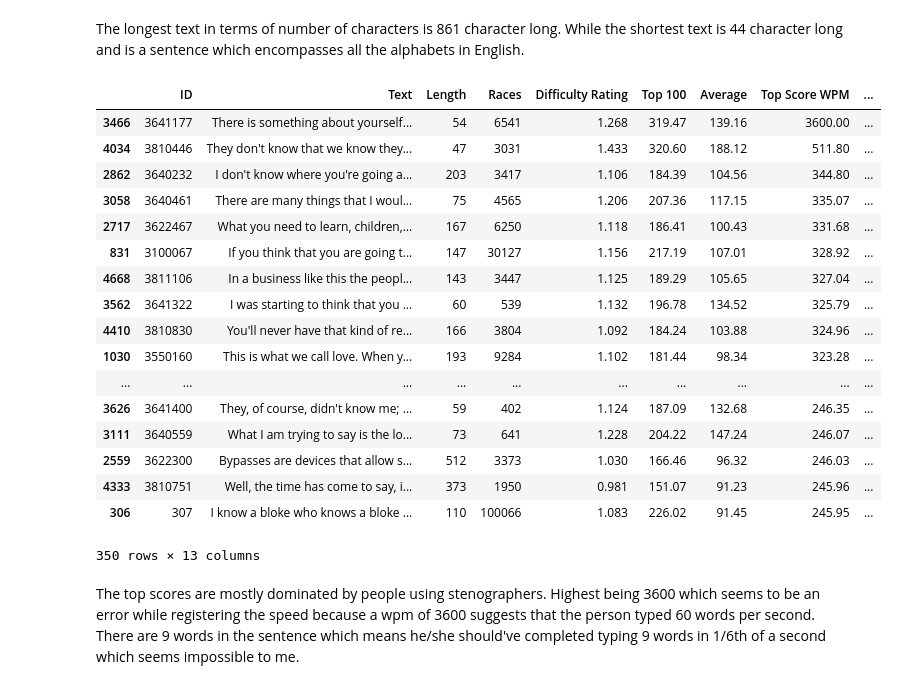
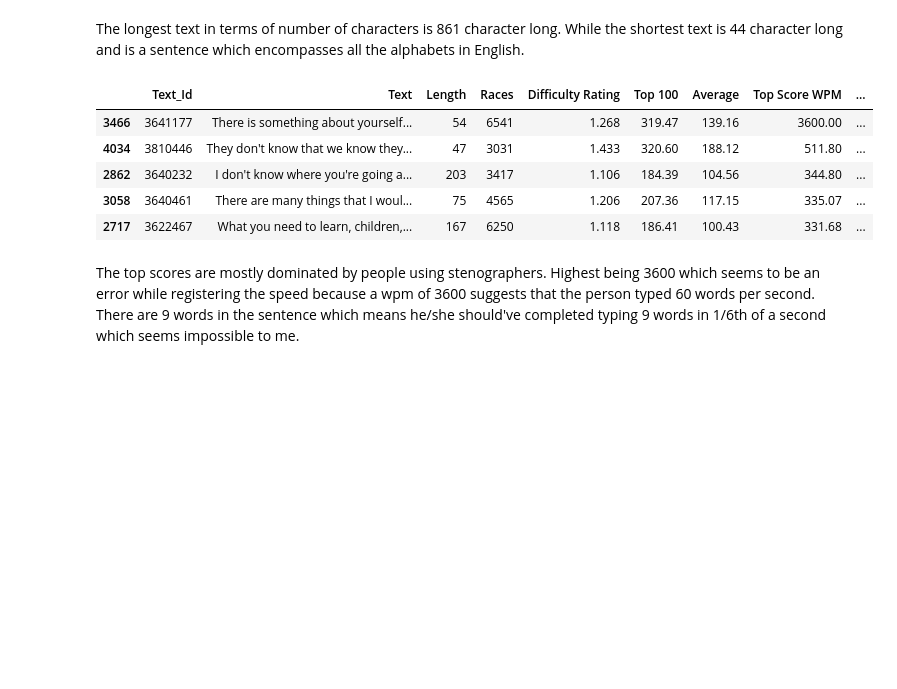
Before and after one commit to nirajpandkar/typeracer-analysis, a Jupyter notebook: text_eda.ipynb, the cells around one changed output. Cells and saved outputs as stored; diff of their text form; code cells hidden in the pictures; blank space fills up the shorter version.

```diff
--- a/text_eda.ipynb
+++ b/text_eda.ipynb
@@ -23,0 +21,3 @@ df_text.head()
+# %%
+df_text.rename(columns = {'ID':'Text_Id'}, inplace = True)
+df_text.head()
@@ -71,26 +78,14 @@ df_text.sort_values(by="Length", ascending=True).head()
 # %% [markdown]
 The longest text in terms of number of characters is 861 character long. While the shortest text is 44 character long and is a sentence which encompasses all the alphabets in English.
 # %%
-df_text.sort_values(by="Top Score WPM", ascending=False).head(350)
+df_text.sort_values(by="Top Score WPM", ascending=False).head()
 # %% [output]
-|  | ID | Text | Length | Races | Difficulty Rating | Top 100 | Average | Top Score WPM | ... |
+|  | Text_Id | Text | Length | Races | Difficulty Rating | Top 100 | Average | Top Score WPM | ... |
 | 3466 | 3641177 | There is something about yourself... | 54 | 6541 | 1.268 | 319.47 | 139.16 | 3600.00 | ... |
 | 4034 | 3810446 | They don't know that we know they... | 47 | 3031 | 1.433 | 320.60 | 188.12 | 511.80 | ... |
 | 2862 | 3640232 | I don't know where you're going a... | 203 | 3417 | 1.106 | 184.39 | 104.56 | 344.80 | ... |
 | 3058 | 3640461 | There are many things that I woul... | 75 | 4565 | 1.206 | 207.36 | 117.15 | 335.07 | ... |
 | 2717 | 3622467 | What you need to learn, children,... | 167 | 6250 | 1.118 | 186.41 | 100.43 | 331.68 | ... |
-| 831 | 3100067 | If you think that you are going t... | 147 | 30127 | 1.156 | 217.19 | 107.01 | 328.92 | ... |
-| 4668 | 3811106 | In a business like this the peopl... | 143 | 3447 | 1.125 | 189.29 | 105.65 | 327.04 | ... |
-| 3562 | 3641322 | I was starting to think that you ... | 60 | 539 | 1.132 | 196.78 | 134.52 | 325.79 | ... |
-| 4410 | 3810830 | You'll never have that kind of re... | 166 | 3804 | 1.092 | 184.24 | 103.88 | 324.96 | ... |
-| 1030 | 3550160 | This is what we call love. When y... | 193 | 9284 | 1.102 | 181.44 | 98.34 | 323.28 | ... |
-| ... | ... | ... | ... | ... | ... | ... | ... | ... | ... |
-| 3626 | 3641400 | They, of course, didn't know me; ... | 59 | 402 | 1.124 | 187.09 | 132.68 | 246.35 | ... |
-| 3111 | 3640559 | What I am trying to say is the lo... | 73 | 641 | 1.228 | 204.22 | 147.24 | 246.07 | ... |
-| 2559 | 3622300 | Bypasses are devices that allow s... | 512 | 3373 | 1.030 | 166.46 | 96.32 | 246.03 | ... |
-| 4333 | 3810751 | Well, the time has come to say, i... | 373 | 1950 | 0.981 | 151.07 | 91.23 | 245.96 | ... |
-| 306 | 307 | I know a bloke who knows a bloke ... | 110 | 100066 | 1.083 | 226.02 | 91.45 | 245.95 | ... |
-350 rows × 13 columns
 # %% [markdown]
 The top scores are mostly dominated by people using stenographers. Highest being 3600 which seems to be an error while registering the speed because a wpm of 3600 suggests that the person typed 60 words per second. There are 9 words in the sentence which means he/she should've completed typing 9 words in 1/6th of a second which seems impossible to me.
 # %%
```
Also changed, not shown: parts of 33 cells of this notebook.
